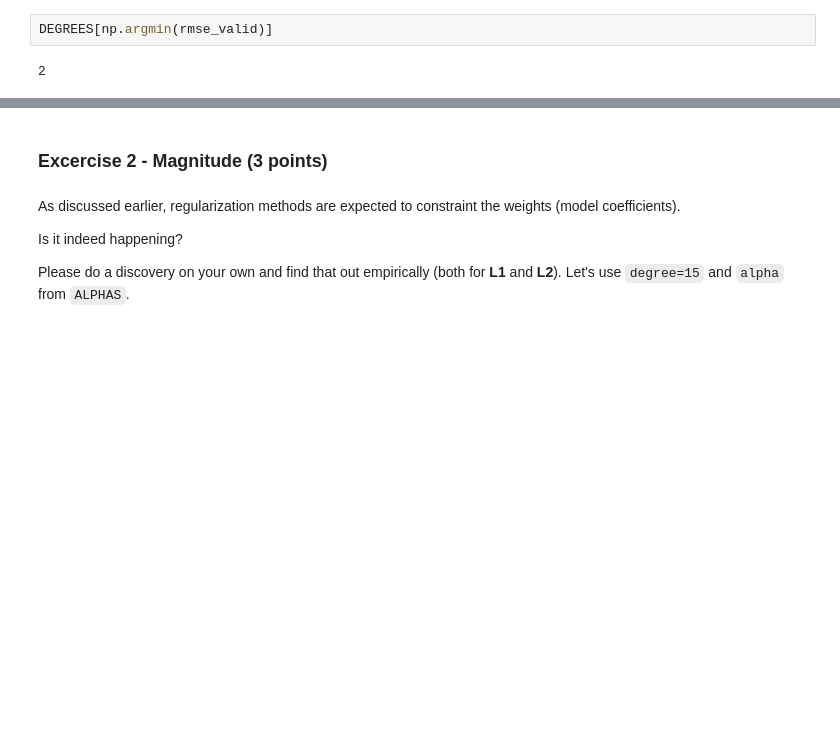
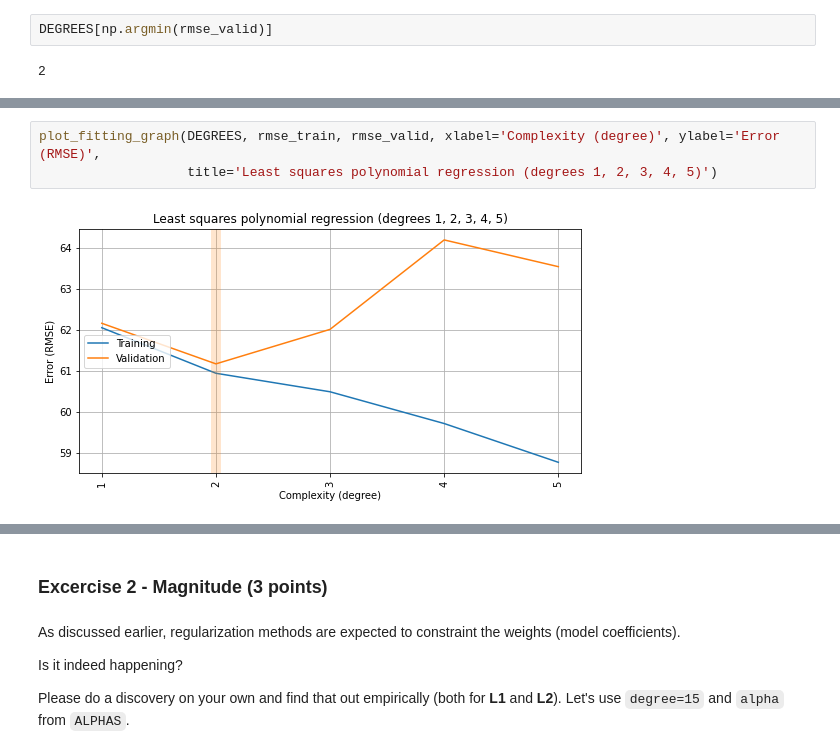
Before and after one commit to drnaida/rsschool-machine-learning-course, a Jupyter notebook: overfitting_regularization.ipynb, the cells around one changed output, grey strips where cells are left out. Saved outputs shown, nothing was run; the diff lists cells and outputs as text; blank space fills up the shorter version.

```diff
--- a/overfitting_regularization.ipynb
+++ b/overfitting_regularization.ipynb
@@ -454,0 +469,5 @@ Code above proves the same about the best degree.
+# %%
+plot_fitting_graph(DEGREES, rmse_train, rmse_valid, xlabel='Complexity (degree)', ylabel='Error (RMSE)',
+                   title='Least squares polynomial regression (degrees 1, 2, 3, 4, 5)')
+# %% [output]
+[figure, added]
```
Also changed, not shown: parts of 36 cells of this notebook.
